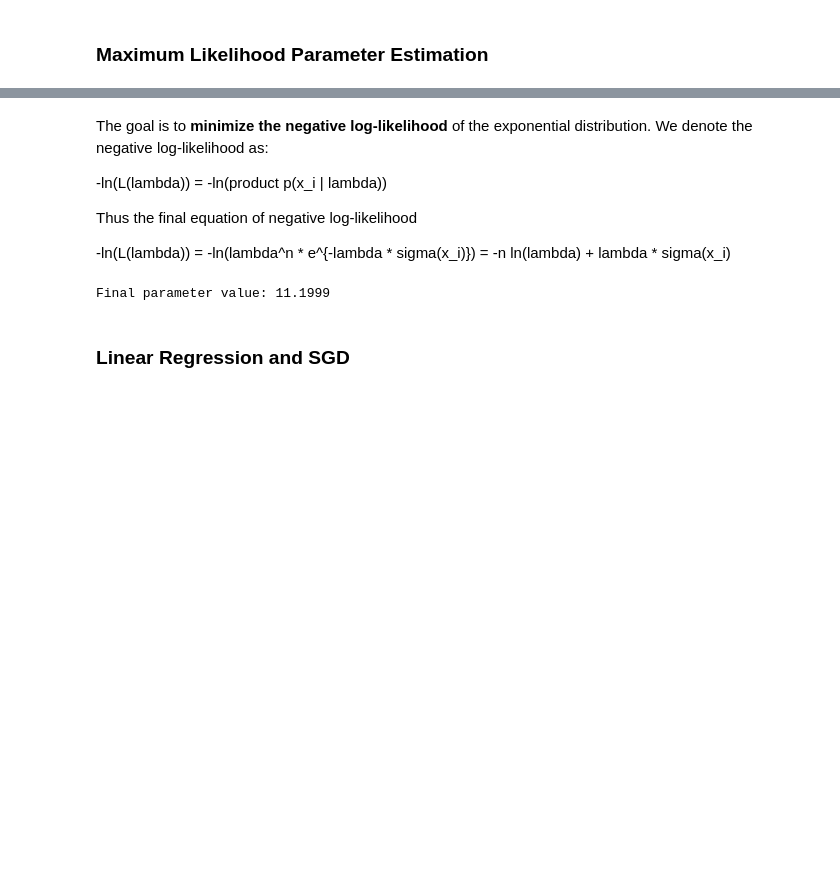
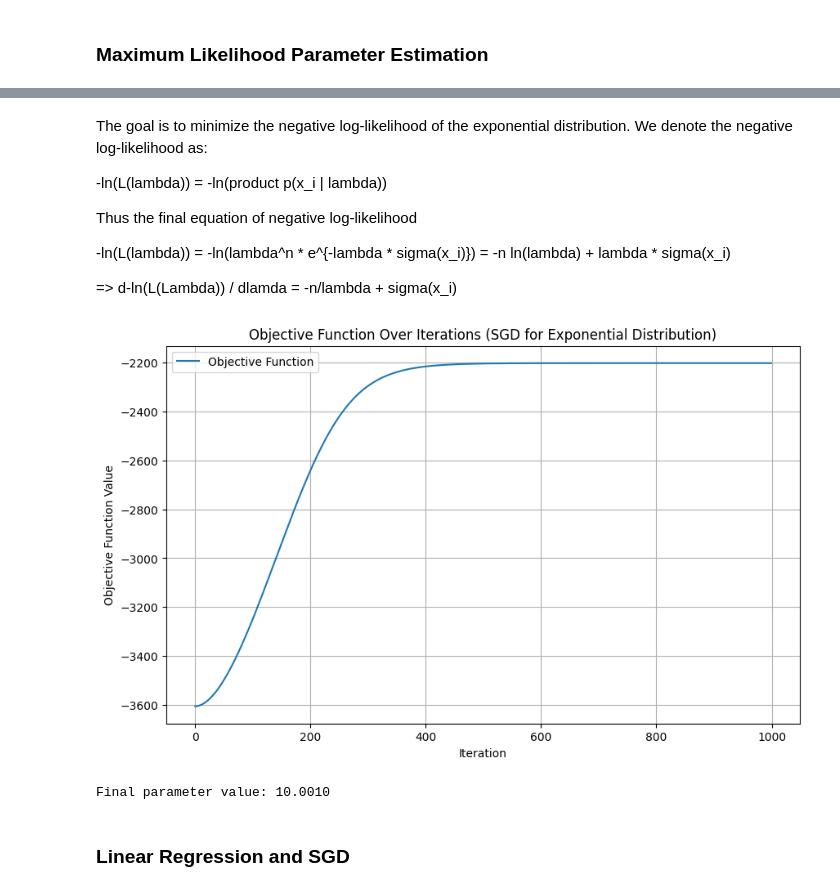
Before and after one commit to thainguyen282/eng-ai-agents, a Jupyter notebook: assignments/assignment-1/01-assignment-1.ipynb, the cells around one changed output, grey strips where cells are left out. Drawn from its saved outputs; the diff is of its cells as text; code cells hidden in the pictures; blank space fills up the shorter version.

```diff
--- a/assignments/assignment-1/01-assignment-1.ipynb
+++ b/assignments/assignment-1/01-assignment-1.ipynb
@@ -99,28 +99,41 @@ probability defsity function in [0.38726383] seconds: [1.51825824e-15]
 # %% [markdown]
-The goal is to **minimize the negative log-likelihood** of the exponential distribution. We denote the negative log-likelihood as:
+The goal is to minimize the negative log-likelihood of the exponential distribution. We denote the negative log-likelihood as:
 
 -ln(L(lambda)) = -ln(product p(x_i | lambda))
 
 Thus the final equation of negative log-likelihood
 
 -ln(L(lambda)) = -ln(lambda^n * e^{-lambda * sigma(x_i)}) = -n ln(lambda) + lambda * sigma(x_i)
+
+=> d-ln(L(Lambda)) / dlamda = -n/lambda + sigma(x_i)
 # %%
 import numpy as np
+import matplotlib.pyplot as plt
 
 x = np.random.exponential(1/100, size=1000)
 
 epochs = 1000
 para = 100
-lr = 3e-4
+lr = 0.001
 n = 1000
-
+object_value = []
 for epoch in range(epochs):
     gradient = -n/para + para*np.sum(x)
     para -= lr * gradient
+    object_value.append(-n * np.log(para) + para * np.sum(x))
 
+plt.figure(figsize=(10, 6))
+plt.plot(range(epochs), object_value, label='Objective Function')
+plt.xlabel('Iteration')
+plt.ylabel('Objective Function Value')
+plt.title('Objective Function Over Iterations (SGD for Exponential Distribution)')
+plt.legend()
+plt.grid(True)
+plt.show()
 print(f"Final parameter value: {para:.4f}")
 # %% [output]
+[figure, added]
-Final parameter value: 11.1999
+Final parameter value: 10.0010
 # %% [markdown]
 ### Linear Regression and SGD
 # %%
```
Also changed, not shown: parts of 2 cells of this notebook.
